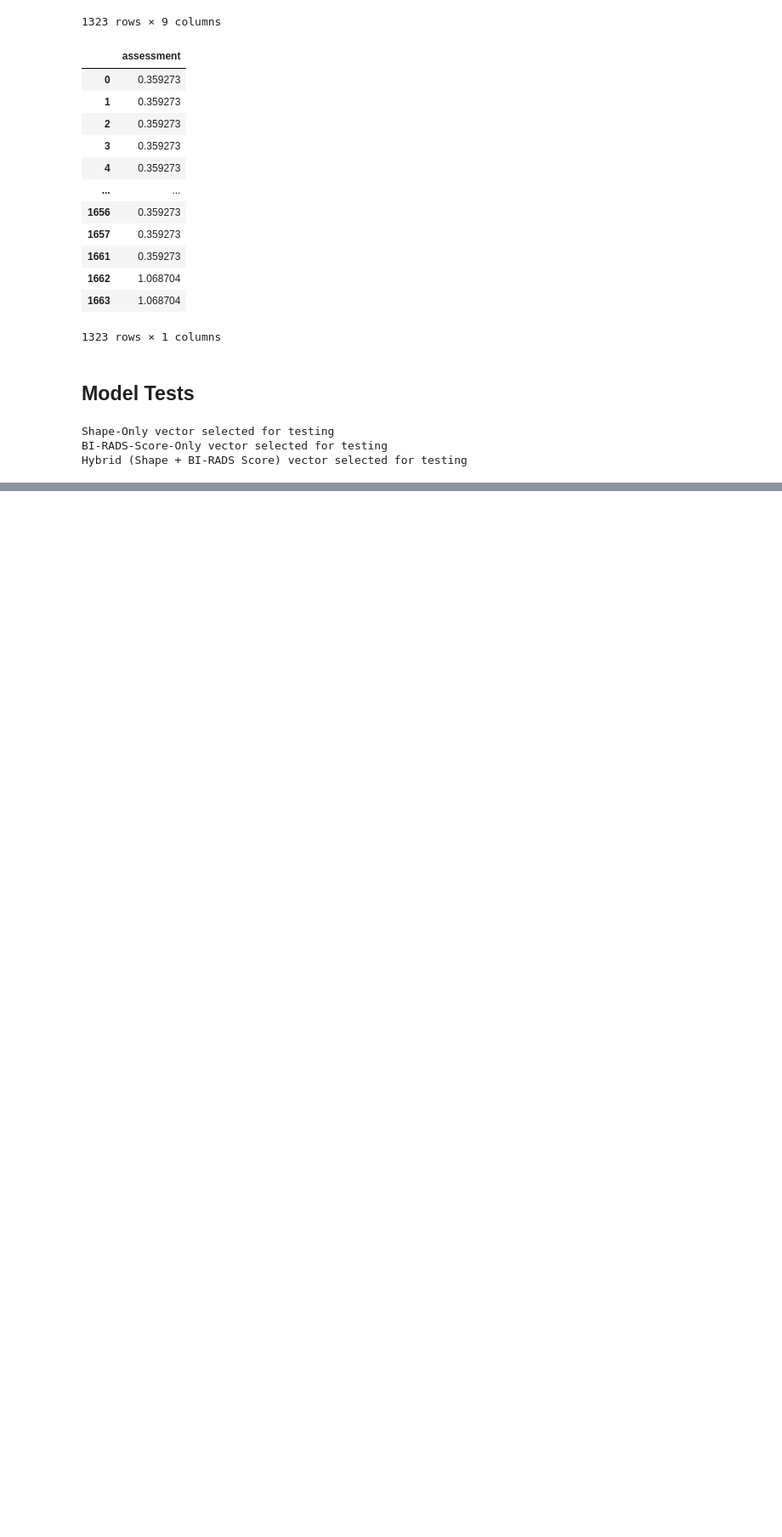
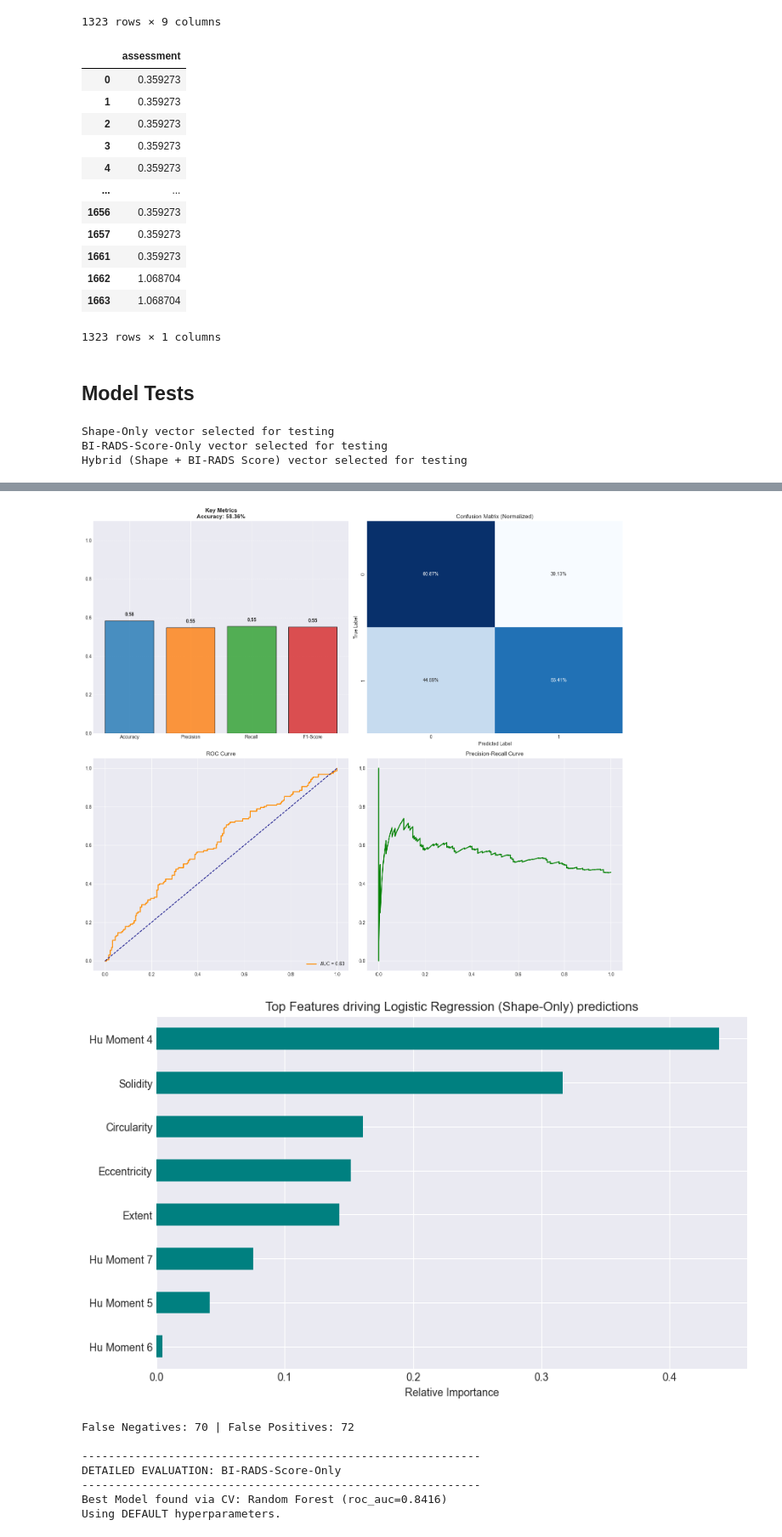
Before and after one commit to AI-MED-AGH/mammography-delta, a Jupyter notebook: src/pipeline.ipynb, the cells around one changed output, grey strips where cells are left out. Shown at 85% size. Cells and saved outputs as stored; diff of their text form; code cells hidden in the pictures; blank space fills up the shorter version.

```diff
--- a/src/pipeline.ipynb
+++ b/src/pipeline.ipynb
@@ -212,12 +216,14 @@ if config['use_classic_aware_split'] == 1:
         df_assessment_only, drop_cols_without_assessment)
 else:
     # 2. stratified_kfold-based function
-    X_train, X_test, y_train, y_test, is_intersect_empty = split.aware_patient_split_stratified_kfold(df_cleaned, drop_cols)
+    X_train, X_test, y_train, y_test, is_intersect_empty = split.aware_patient_split_stratified_kfold(df_cleaned,
+                                                                                                      drop_cols)
 
-    X_train_hybrid, X_test_hybrid, y_train_hybrid, y_test_hybrid, is_intersect_empty_hybrid = split.aware_patient_split_stratified_kfold(df_cleaned, drop_cols_without_assessment)
+    X_train_hybrid, X_test_hybrid, y_train_hybrid, y_test_hybrid, is_intersect_empty_hybrid = split.aware_patient_split_stratified_kfold(
+        df_cleaned, drop_cols_without_assessment)
 
-    X_train_assessment_only, X_test_assessment_only, y_train_assessment_only, y_test_assessment_only, is_intersect_empty_assessment_only = split.aware_patient_split_stratified_kfold(df_assessment_only, drop_cols_without_assessment)
-
+    X_train_assessment_only, X_test_assessment_only, y_train_assessment_only, y_test_assessment_only, is_intersect_empty_assessment_only = split.aware_patient_split_stratified_kfold(
+        df_assessment_only, drop_cols_without_assessment)
 
 # Verify that the intersection of patient IDs in Train and Test sets is empty
 print(is_intersect_empty)
@@ -579,0 +652,56 @@ False Negatives: 26 | False Positives: 70
+# %%
+# Detailed evaluation of the best models for each vector
+for vector_info in vectors:
+    vec_name = vector_info['name']
+
+    # Check if results exist for this vector
+    if summary_df.empty or vec_name not in summary_df["Vector name: "].values:
+        print(f"Skipping {vec_name} - No CV results found.")
+        continue
+
+    print(f"\n{'-' * 60}")
+    print(f"DETAILED EVALUATION: {vec_name}")
+    print(f"{'-' * 60}")
+
+    # Filter results for current vector
+    vec_results = summary_df[summary_df["Vector name: "] == vec_name]
+
+    # Sort by ROC AUC descending to find the best model
+    # Fallback to accuracy if roc_auc is missing for some reason
+    target_metric = 'roc_auc' if 'roc_auc' in vec_results['Metric'].values else 'accuracy'
+
+    # Get the top row
+    best_row = vec_results[vec_results['Metric'] == target_metric].sort_values('Mean', ascending=False).iloc[0]
+
+    best_model_name = best_row['Model']
+    best_score = best_row['Mean']
+
+    print(f"Best Model found via CV: {best_model_name} ({target_metric}={best_score:.4f})")
+
+    # Select the best model instance
+    best_model_instance = None
+
+    # The winner is a Tuned Model (exists in tuning dictionary)
+    if vec_name in best_models_per_vector and best_model_name in best_models_per_vector[vec_name]:
+        best_model_instance = best_models_per_vector[vec_name][best_model_name]
+        print(f"Using TUNED hyperparameters.")
+
+    # The winner is a Default Model (or tuning was skipped)
+    else:
+        best_model_instance = models_list[best_model_name]
+        print(f"Using DEFAULT hyperparameters.")
+
+    # Retrain on full training set (just to be safe)
+    best_model_instance.fit(vector_info['X_train'], vector_info['y_train'])
+
+    # Run evaluation function
+    fn_cases, fp_cases = model_eval.run_detailed_evaluation(
+        model=best_model_instance,
+        X_test=vector_info['X_test'],
+        y_test=vector_info['y_test'],
+        feature_names=vector_info['X_train'].columns,
+        model_name=f"{best_model_name} ({vec_name})"
+    )
+
+    print(f"False Negatives: {len(fn_cases)} | False Positives: {len(fp_cases)}")
+# %% [output]
@@ -579,0 +713,9 @@ False Negatives: 26 | False Positives: 70
+[figure, added]
+[figure, added]
+False Negatives: 70 | False Positives: 72
+
+------------------------------------------------------------
+DETAILED EVALUATION: BI-RADS-Score-Only
+------------------------------------------------------------
+Best Model found via CV: Random Forest (roc_auc=0.8416)
+Using DEFAULT hyperparameters.
```
Also changed, not shown: parts of 13 cells of this notebook, 1 other file.
